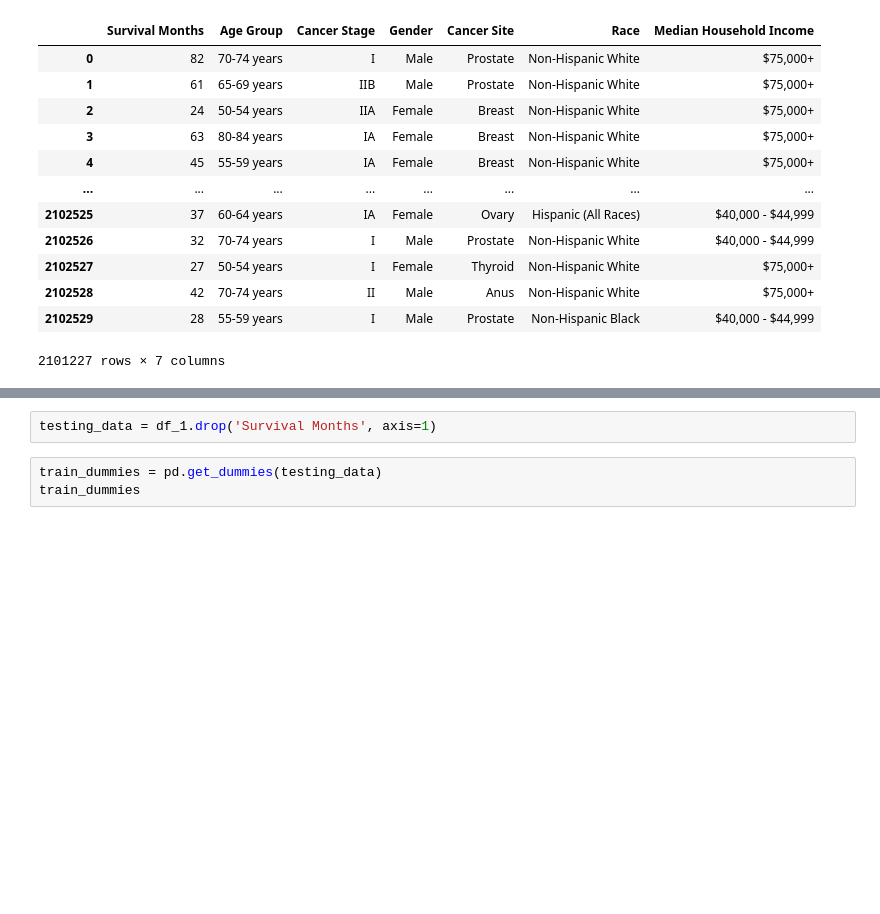
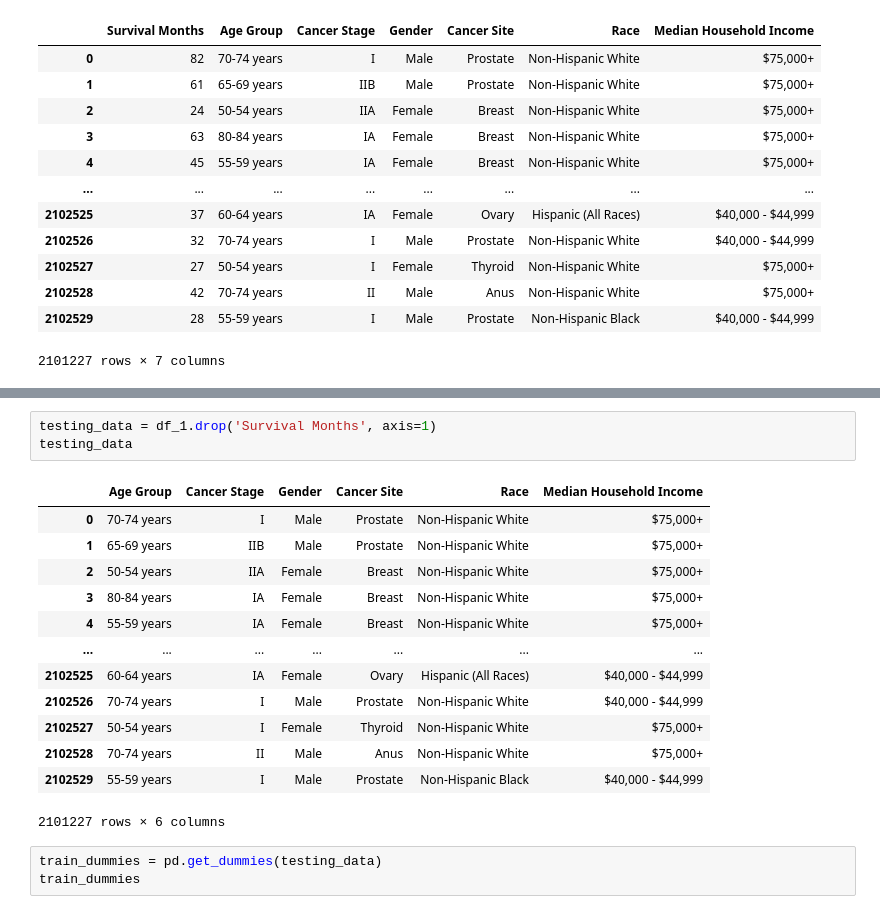
Before and after one commit to rubysanchez/Project4-Heroku, a Jupyter notebook: Machine_Learning_Project.ipynb, the cells around one changed output, grey strips where cells are left out. Saved outputs shown, nothing was run; the diff lists cells and outputs as text; blank space fills up the shorter version.

```diff
--- a/Machine_Learning_Project.ipynb
+++ b/Machine_Learning_Project.ipynb
@@ -101,5 +124,20 @@ Column Median household income inflation adj to 2018 has 0 null values
 # %%
 testing_data = df_1.drop('Survival Months', axis=1)
+testing_data
+# %% [output]
+|  | Age Group | Cancer Stage | Gender | Cancer Site | Race | Median Household Income |
+| 0 | 70-74 years | I | Male | Prostate | Non-Hispanic White | $75,000+ |
+| 1 | 65-69 years | IIB | Male | Prostate | Non-Hispanic White | $75,000+ |
+| 2 | 50-54 years | IIA | Female | Breast | Non-Hispanic White | $75,000+ |
+| 3 | 80-84 years | IA | Female | Breast | Non-Hispanic White | $75,000+ |
+| 4 | 55-59 years | IA | Female | Breast | Non-Hispanic White | $75,000+ |
+| ... | ... | ... | ... | ... | ... | ... |
+| 2102525 | 60-64 years | IA | Female | Ovary | Hispanic (All Races) | $40,000 - $44,999 |
+| 2102526 | 70-74 years | I | Male | Prostate | Non-Hispanic White | $40,000 - $44,999 |
+| 2102527 | 50-54 years | I | Female | Thyroid | Non-Hispanic White | $75,000+ |
+| 2102528 | 70-74 years | II | Male | Anus | Non-Hispanic White | $75,000+ |
+| 2102529 | 55-59 years | I | Male | Prostate | Non-Hispanic Black | $40,000 - $44,999 |
+2101227 rows × 6 columns
 # %%
 train_dummies = pd.get_dummies(testing_data)
 train_dummies
```
Also changed, not shown: parts of 11 cells of this notebook.
